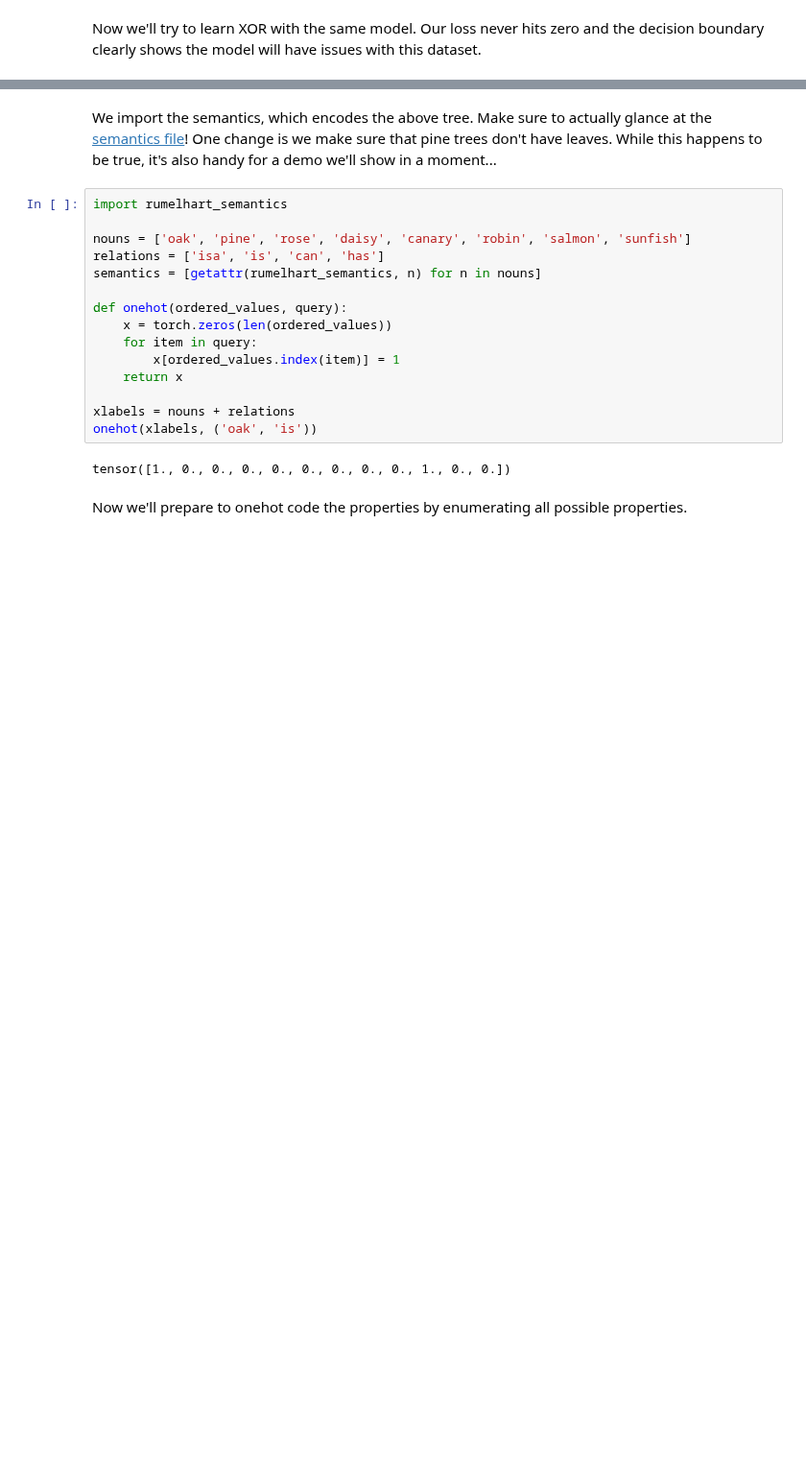
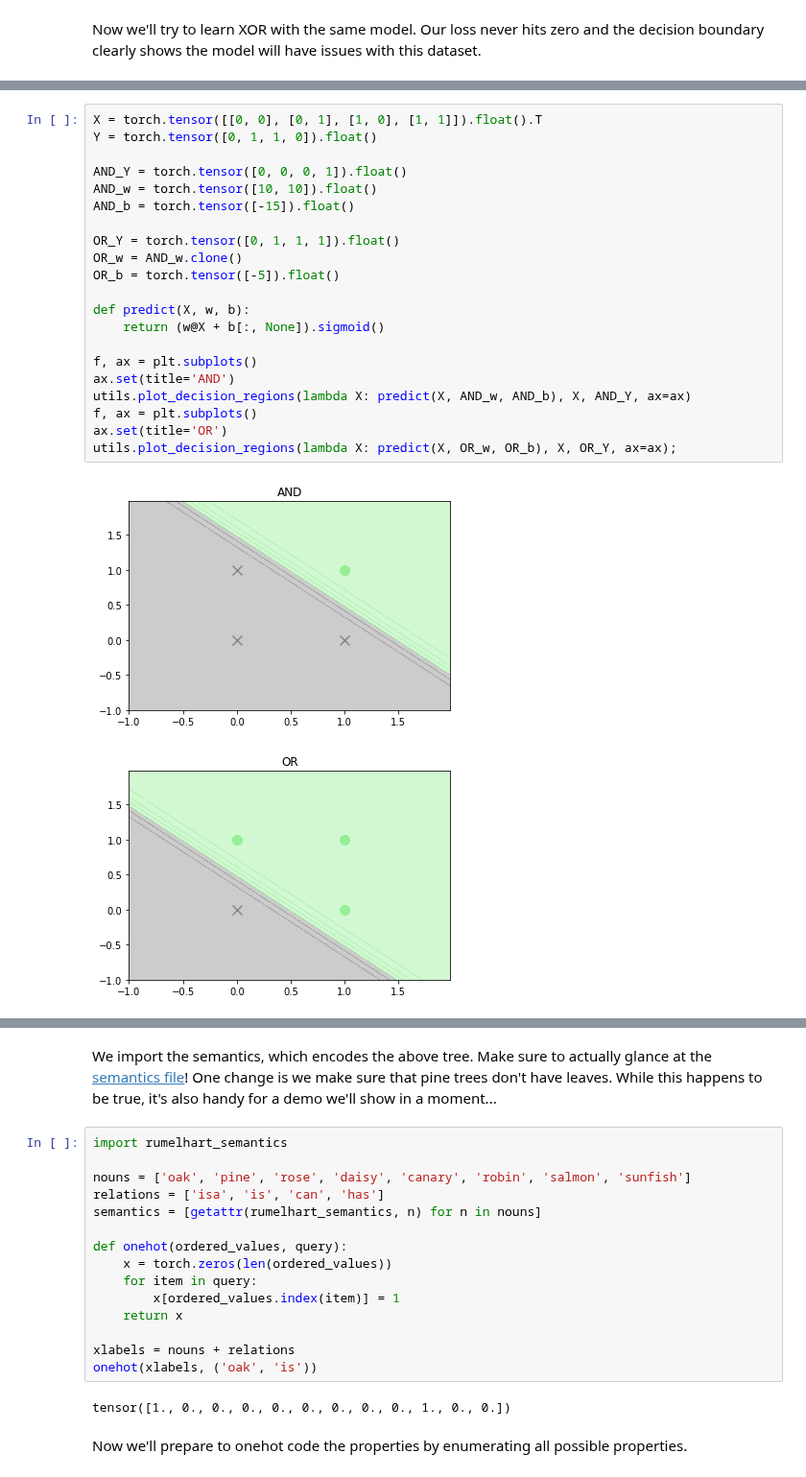
Before and after one commit to yunchang-z/neu502b-lab, a Jupyter notebook: pdp-02/pdp-02.ipynb, the cells around one changed output, grey strips where cells are left out. Shown at 96% size. Cells and saved outputs as stored; diff of their text form; blank space fills up the shorter version.

```diff
--- a/pdp-02/pdp-02.ipynb
+++ b/pdp-02/pdp-02.ipynb
@@ -358,0 +360,24 @@ utils.animate_decision_regions(X, Y, [make_predict(W, b) for W, b in parameter_h
+# %%
+X = torch.tensor([[0, 0], [0, 1], [1, 0], [1, 1]]).float().T
+Y = torch.tensor([0, 1, 1, 0]).float()
+
+AND_Y = torch.tensor([0, 0, 0, 1]).float()
+AND_w = torch.tensor([10, 10]).float()
+AND_b = torch.tensor([-15]).float()
+
+OR_Y = torch.tensor([0, 1, 1, 1]).float()
+OR_w = AND_w.clone()
+OR_b = torch.tensor([-5]).float()
+
+def predict(X, w, b):
+    return (w@X + b[:, None]).sigmoid()
+
+f, ax = plt.subplots()
+ax.set(title='AND')
+utils.plot_decision_regions(lambda X: predict(X, AND_w, AND_b), X, AND_Y, ax=ax)
+f, ax = plt.subplots()
+ax.set(title='OR')
+utils.plot_decision_regions(lambda X: predict(X, OR_w, OR_b), X, OR_Y, ax=ax);
+# %% [output]
+[figure, added]
+[figure, added]
```
Also changed, not shown: parts of 41 cells of this notebook, 6 other files.
